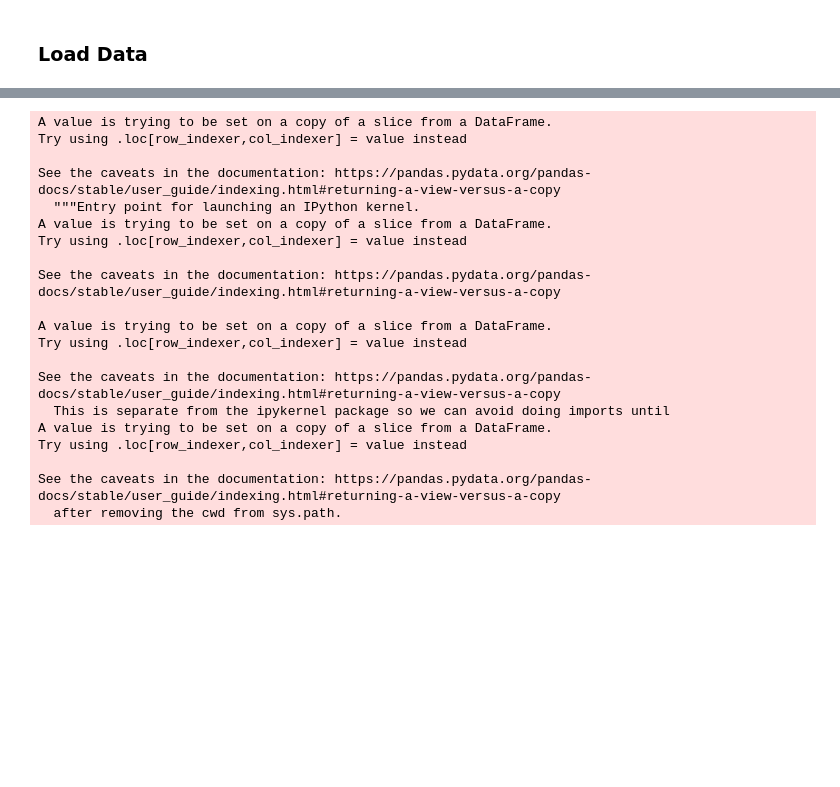
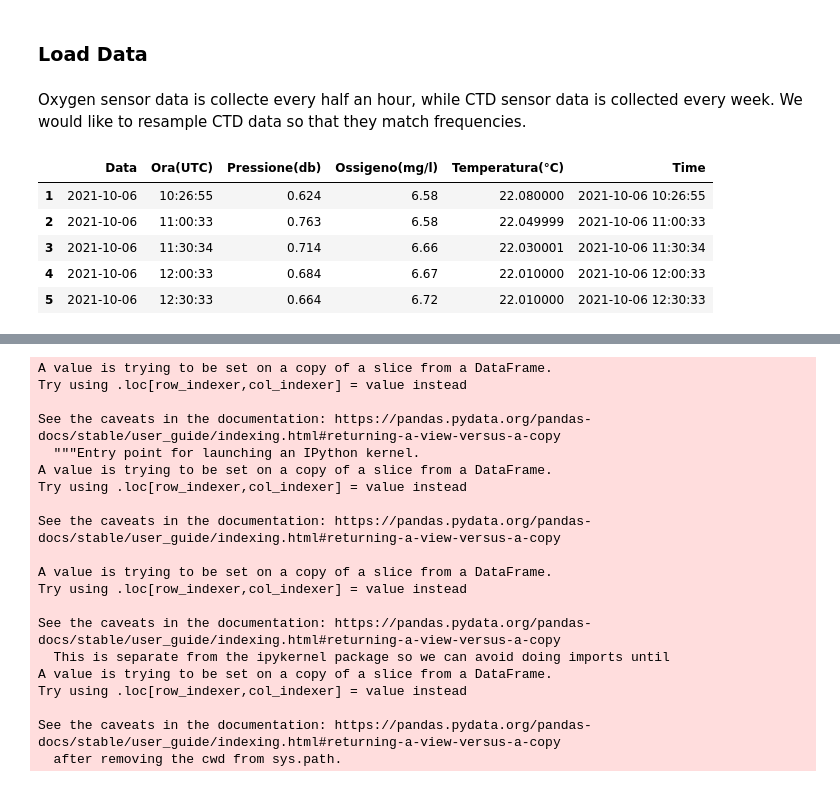
Before and after one commit to Multifaceted/Marine, a Jupyter notebook: Variational with Comments.ipynb, the cells around one changed output, grey strips where cells are left out. Saved outputs shown, nothing was run; the diff lists cells and outputs as text; code cells hidden in the pictures; blank space fills up the shorter version.

```diff
--- a/Variational with Comments.ipynb
+++ b/Variational with Comments.ipynb
@@ -130,3 +130,14 @@ CTD_without_na_df = CTD_na_df.dropna(subset=["Ossigeno(mg/l)"])
 # %%
 Ossigeno_without_na_sub_df = Ossigeno_without_na_df[["Data", "Ora(UTC)", "Pressione(db)", "Ossigeno(mg/l)", "Temperatura(°C)", "Time"]]
 CTD_without_na_sub_df = CTD_without_na_df[["Data", "Ora(UTC)", "Pressione(db)", "Ossigeno(mg/l)", "Temperatura(°C)", "Time"]]
+# %% [markdown]
+Oxygen sensor data is collecte every half an hour, while CTD sensor data is collected every week. We would like to resample CTD data so that they match frequencies.
+# %%
+Ossigeno_without_na_sub_df.head()
+# %% [output]
+|  | Data | Ora(UTC) | Pressione(db) | Ossigeno(mg/l) | Temperatura(°C) | Time |
+| 1 | 2021-10-06 | 10:26:55 | 0.624 | 6.58 | 22.080000 | 2021-10-06 10:26:55 |
+| 2 | 2021-10-06 | 11:00:33 | 0.763 | 6.58 | 22.049999 | 2021-10-06 11:00:33 |
+| 3 | 2021-10-06 | 11:30:34 | 0.714 | 6.66 | 22.030001 | 2021-10-06 11:30:34 |
+| 4 | 2021-10-06 | 12:00:33 | 0.684 | 6.67 | 22.010000 | 2021-10-06 12:00:33 |
+| 5 | 2021-10-06 | 12:30:33 | 0.664 | 6.72 | 22.010000 | 2021-10-06 12:30:33 |
```
Also changed, not shown: parts of 44 cells of this notebook.
